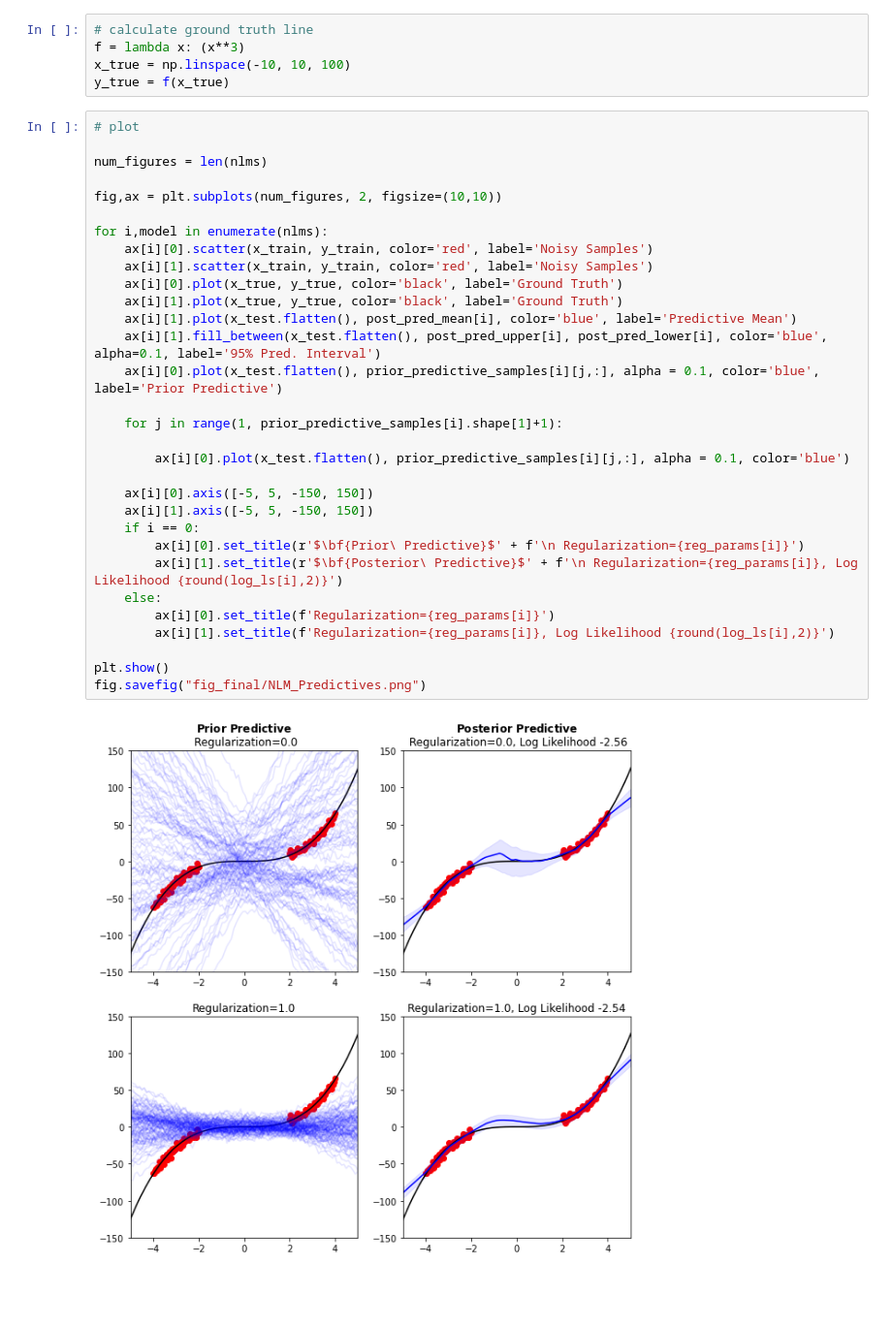
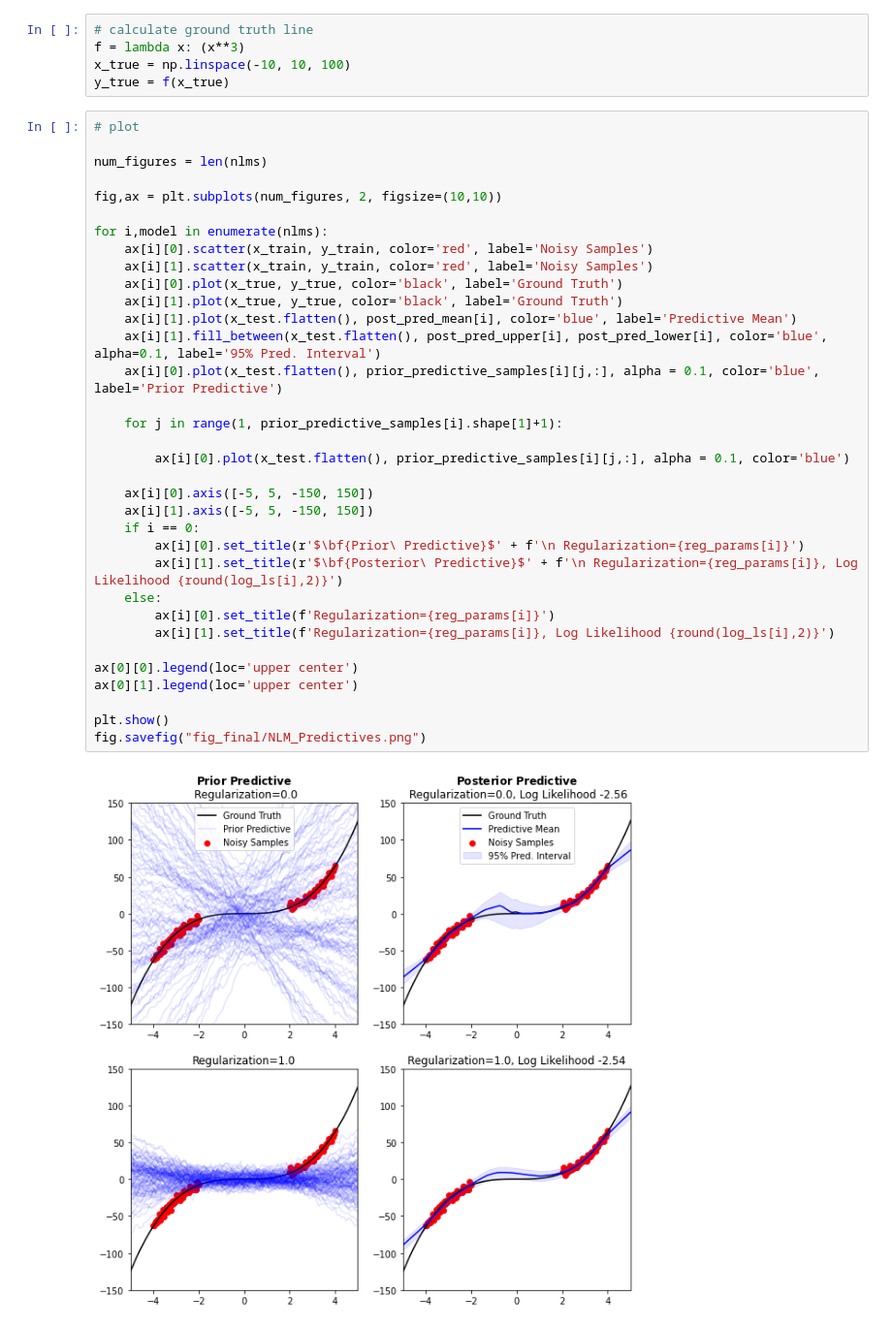
Before and after one commit to msbutler/luna_207, a Jupyter notebook: PriorPredictives_Demo.ipynb, the cells around one changed output. Shown: that part at 97% size. Drawn from its saved outputs; the diff is of its cells as text; blank space fills up the shorter version.

Commit message:
added legend to NLM prior predictives (something weird is going on...)

```diff
--- a/PriorPredictives_Demo.ipynb
+++ b/PriorPredictives_Demo.ipynb
@@ -96,31 +96,34 @@ y_true = f(x_true)
 
 num_figures = len(nlms)
 
 fig,ax = plt.subplots(num_figures, 2, figsize=(10,10))
 
 for i,model in enumerate(nlms):
     ax[i][0].scatter(x_train, y_train, color='red', label='Noisy Samples')
     ax[i][1].scatter(x_train, y_train, color='red', label='Noisy Samples')
     ax[i][0].plot(x_true, y_true, color='black', label='Ground Truth')
     ax[i][1].plot(x_true, y_true, color='black', label='Ground Truth')
     ax[i][1].plot(x_test.flatten(), post_pred_mean[i], color='blue', label='Predictive Mean')
     ax[i][1].fill_between(x_test.flatten(), post_pred_upper[i], post_pred_lower[i], color='blue', alpha=0.1, label='95% Pred. Interval')
     ax[i][0].plot(x_test.flatten(), prior_predictive_samples[i][j,:], alpha = 0.1, color='blue', label='Prior Predictive')
 
     for j in range(1, prior_predictive_samples[i].shape[1]+1):
 
         ax[i][0].plot(x_test.flatten(), prior_predictive_samples[i][j,:], alpha = 0.1, color='blue')
 
     ax[i][0].axis([-5, 5, -150, 150])
     ax[i][1].axis([-5, 5, -150, 150])
     if i == 0:
         ax[i][0].set_title(r'$\bf{Prior\ Predictive}$' + f'\n Regularization={reg_params[i]}')
         ax[i][1].set_title(r'$\bf{Posterior\ Predictive}$' + f'\n Regularization={reg_params[i]}, Log Likelihood {round(log_ls[i],2)}')
     else:
         ax[i][0].set_title(f'Regularization={reg_params[i]}')
         ax[i][1].set_title(f'Regularization={reg_params[i]}, Log Likelihood {round(log_ls[i],2)}')
 
+ax[0][0].legend(loc='upper center')
+ax[0][1].legend(loc='upper center')
+
 plt.show()
 fig.savefig("fig_final/NLM_Predictives.png")
 # %% [output]
-[figure, old version]
+[figure, new version]
```
